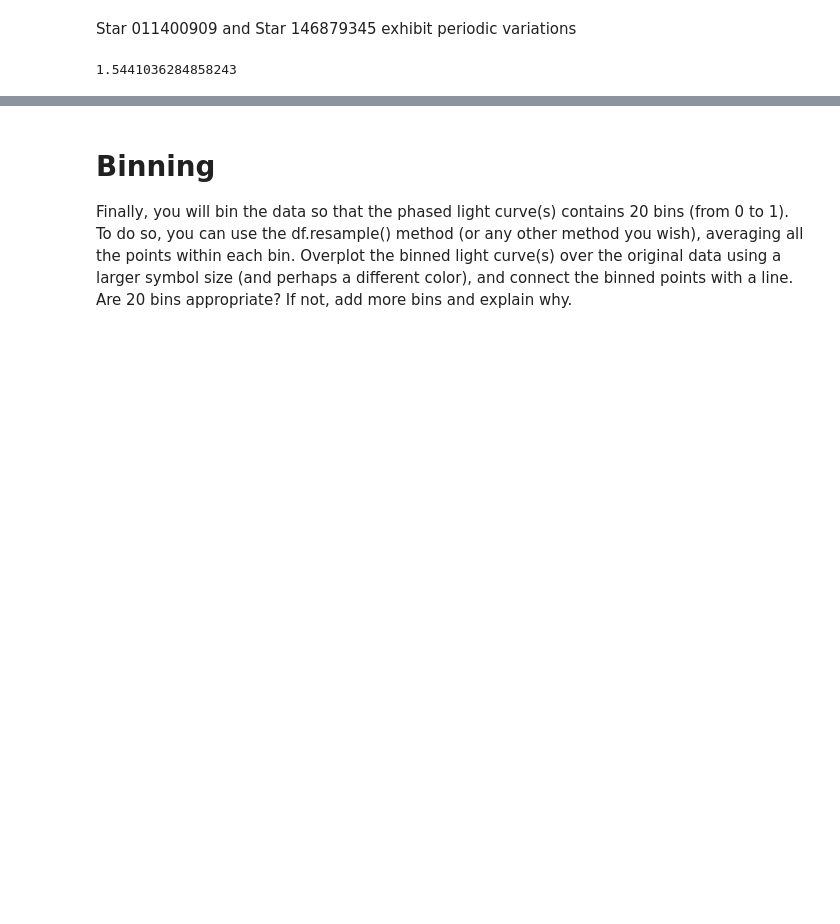
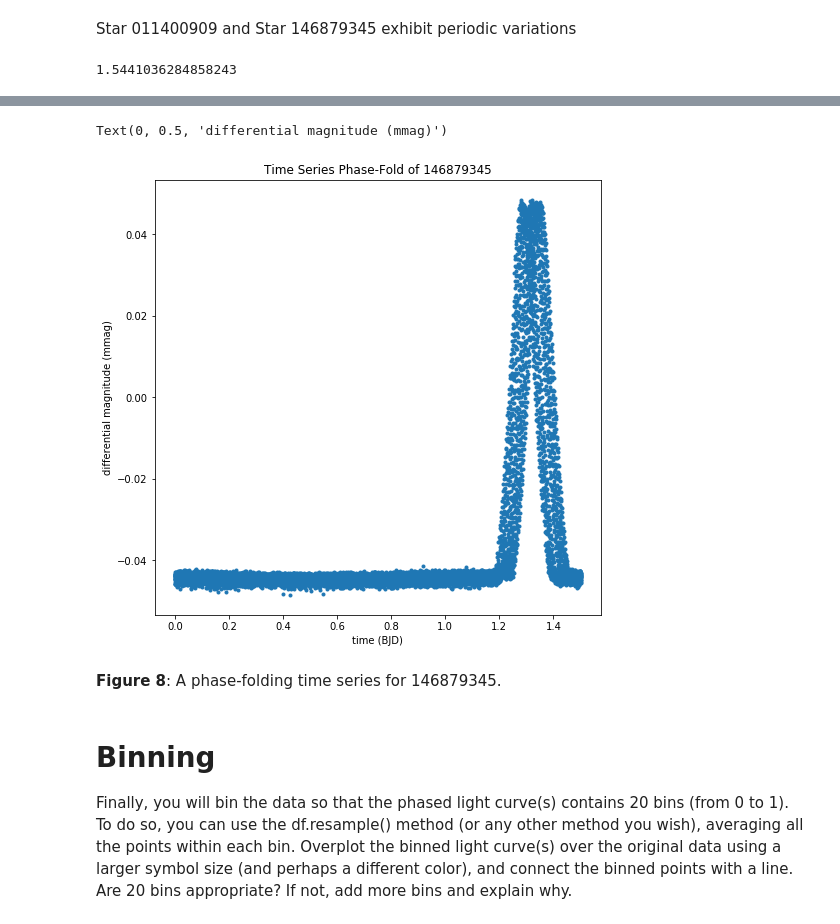
Before and after one commit to cath19/DSPS_-charty-, a Jupyter notebook: HW11/TESSlightcurves_cHarty.ipynb, the cells around one changed output, grey strips where cells are left out. Cells and saved outputs as stored; diff of their text form; code cells hidden in the pictures; blank space fills up the shorter version.

```diff
--- a/HW11/TESSlightcurves_cHarty.ipynb
+++ b/HW11/TESSlightcurves_cHarty.ipynb
@@ -228,3 +240,15 @@ period2
+# %%
+fig = pl.figure(figsize = (8, 8))
+timeSeries2['phase-fold'] = np.mod(timeSeries2['time'], period2)
+pl.plot(timeSeries2['phase-fold'], timeSeries2['mmag'], '.')
+pl.title('Time Series Phase-Fold of 146879345')
+pl.xlabel('time (BJD)')
+pl.ylabel('differential magnitude (mmag)')
+# %% [output]
+Text(0, 0.5, 'differential magnitude (mmag)')
+[figure, added]
+# %% [markdown]
+**Figure 8**: A phase-folding time series for 146879345.
 # %% [markdown]
 # **Binning**
 
```
Also changed, not shown: parts of 4 cells of this notebook.
